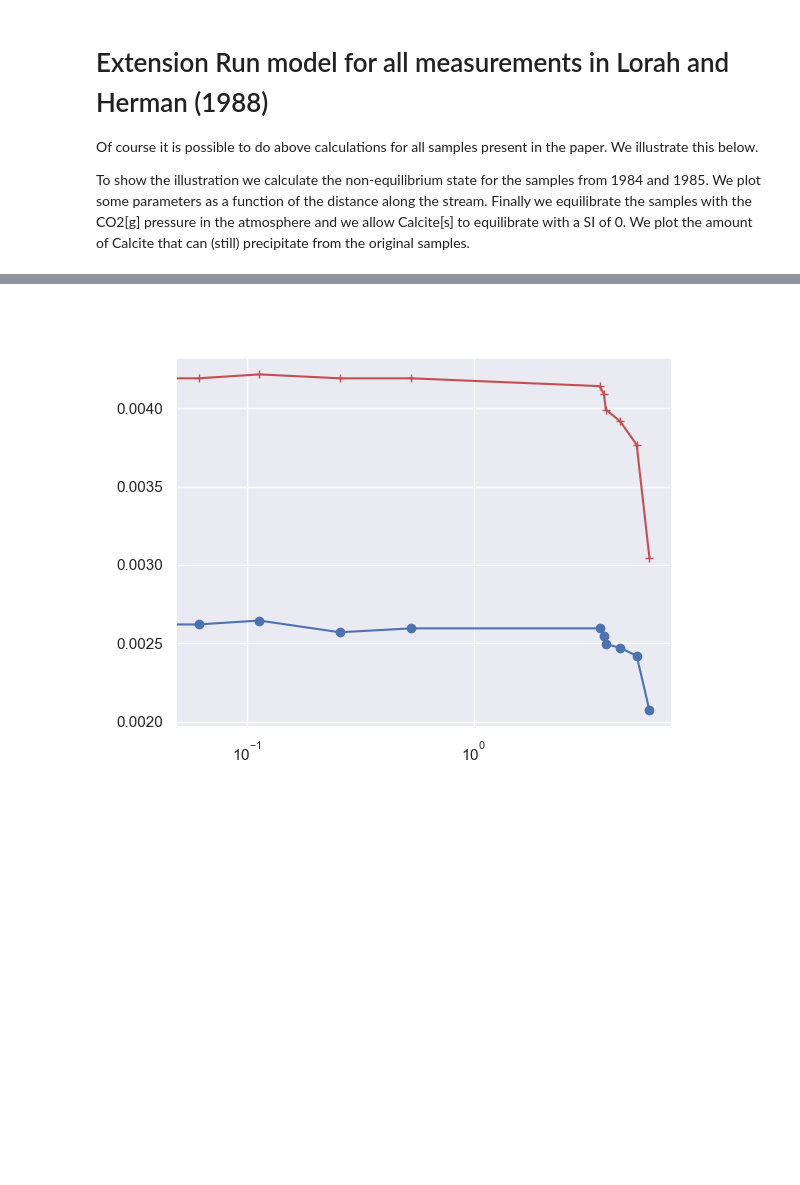
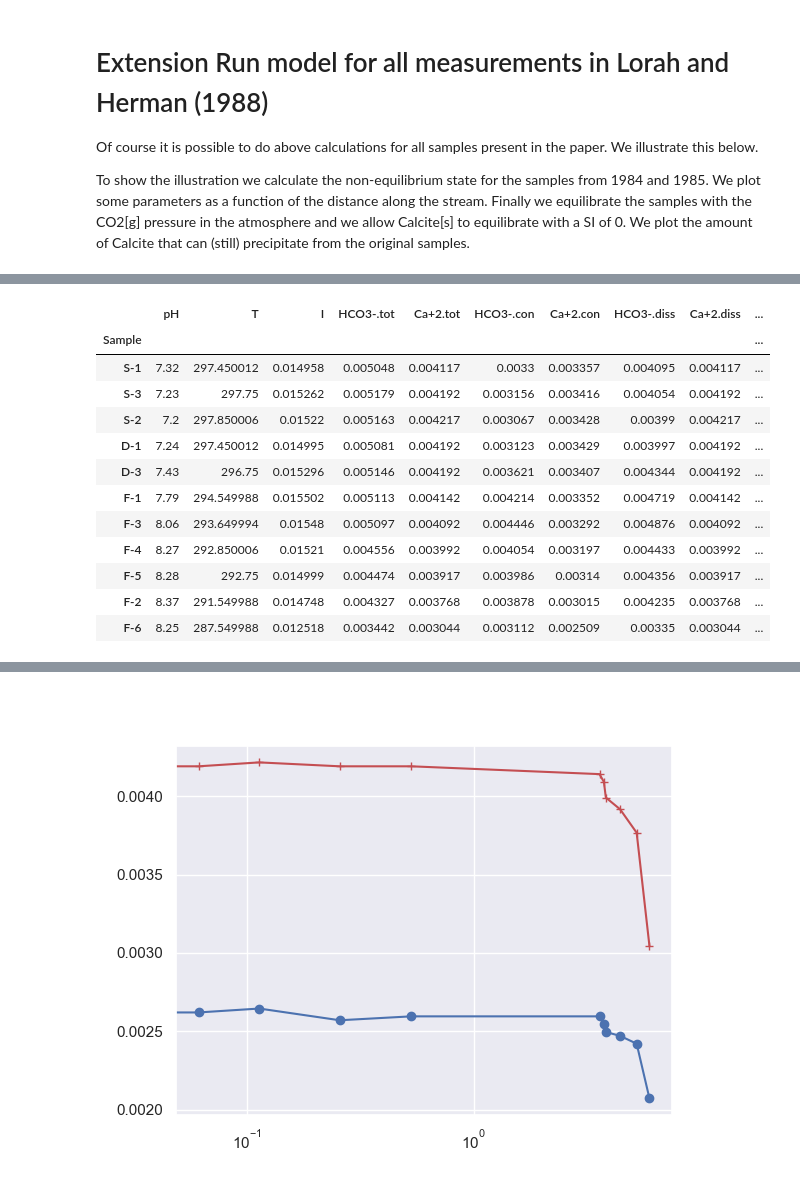
Before and after one commit to theim101/oit_chemistry_for_earth_sciences, a Jupyter notebook: chemistry_book/content/week 4.2/Week 4.2_Assignment_Lorah_and_Herman/Lorah&Herman_Travertine_Tutorial.ipynb, the cells around one changed output, grey strips where cells are left out. Saved outputs shown, nothing was run; the diff lists cells and outputs as text; code cells hidden in the pictures; blank space fills up the shorter version.

```diff
--- a/chemistry_book/content/week 4.2/Week 4.2_Assignment_Lorah_and_Herman/Lorah&Herman_Travertine_Tutorial.ipynb
+++ b/chemistry_book/content/week 4.2/Week 4.2_Assignment_Lorah_and_Herman/Lorah&Herman_Travertine_Tutorial.ipynb
@@ -707,5 +715,6 @@ for sample in df_data_1984.index:
     Res_Simulation_1984.loc[sample] = OUT[0]
 
 table_mdini = Res_Simulation_1984[Res_List].to_markdown(floatfmt='.4e')
-display(Markdown(table_mdini))
+# display(Markdown(table_mdini))
+Res_Simulation_1984[Res_List]
 # %% [output]
@@ -725,3 +721,16 @@ display(Markdown(table_mdini))
+|  | pH | T | I | HCO3-.tot | Ca+2.tot | HCO3-.con | Ca+2.con | HCO3-.diss | Ca+2.diss | ... |
+| Sample |  |  |  |  |  |  |  |  |  | ... |
+| S-1 | 7.32 | 297.450012 | 0.014958 | 0.005048 | 0.004117 | 0.0033 | 0.003357 | 0.004095 | 0.004117 | ... |
+| S-3 | 7.23 | 297.75 | 0.015262 | 0.005179 | 0.004192 | 0.003156 | 0.003416 | 0.004054 | 0.004192 | ... |
+| S-2 | 7.2 | 297.850006 | 0.01522 | 0.005163 | 0.004217 | 0.003067 | 0.003428 | 0.00399 | 0.004217 | ... |
+| D-1 | 7.24 | 297.450012 | 0.014995 | 0.005081 | 0.004192 | 0.003123 | 0.003429 | 0.003997 | 0.004192 | ... |
+| D-3 | 7.43 | 296.75 | 0.015296 | 0.005146 | 0.004192 | 0.003621 | 0.003407 | 0.004344 | 0.004192 | ... |
+| F-1 | 7.79 | 294.549988 | 0.015502 | 0.005113 | 0.004142 | 0.004214 | 0.003352 | 0.004719 | 0.004142 | ... |
+| F-3 | 8.06 | 293.649994 | 0.01548 | 0.005097 | 0.004092 | 0.004446 | 0.003292 | 0.004876 | 0.004092 | ... |
+| F-4 | 8.27 | 292.850006 | 0.01521 | 0.004556 | 0.003992 | 0.004054 | 0.003197 | 0.004433 | 0.003992 | ... |
+| F-5 | 8.28 | 292.75 | 0.014999 | 0.004474 | 0.003917 | 0.003986 | 0.00314 | 0.004356 | 0.003917 | ... |
+| F-2 | 8.37 | 291.549988 | 0.014748 | 0.004327 | 0.003768 | 0.003878 | 0.003015 | 0.004235 | 0.003768 | ... |
+| F-6 | 8.25 | 287.549988 | 0.012518 | 0.003442 | 0.003044 | 0.003112 | 0.002509 | 0.00335 | 0.003044 | ... |
 # %%
 # %%
 # All 1985 data
```
Also changed, not shown: parts of 13 cells of this notebook.
